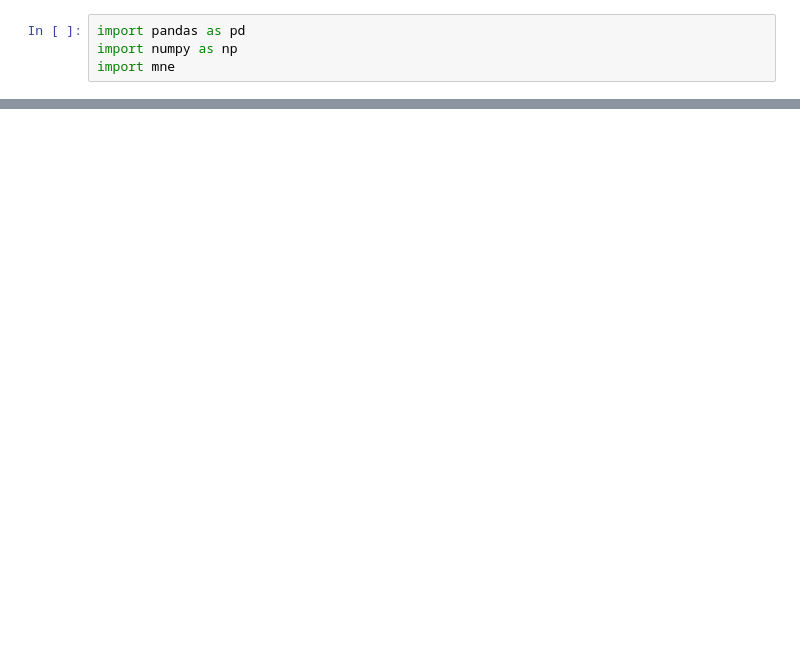
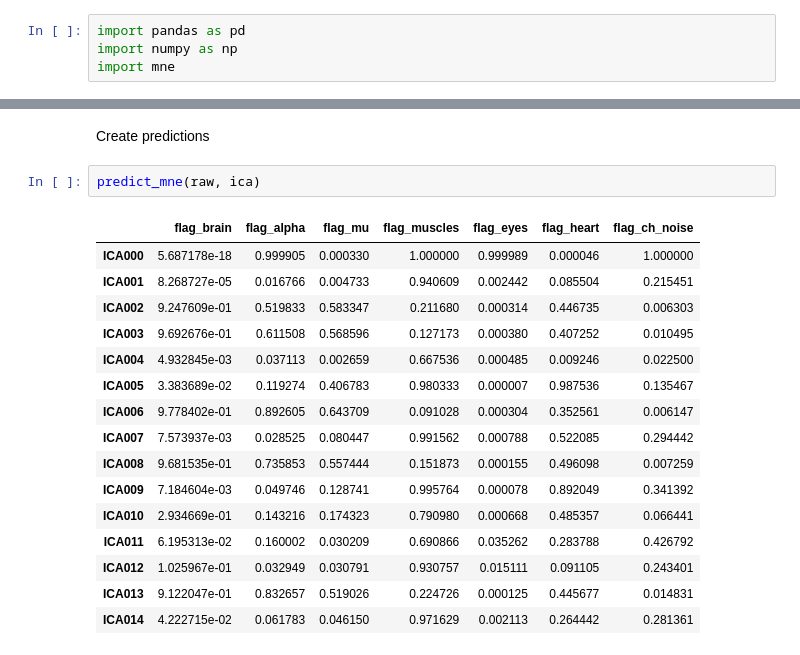
Before and after one commit to ledovsky/alice-eeg-ml, a Jupyter notebook: Using pipeline on new data.ipynb, the cells around one changed output, grey strips where cells are left out. Saved outputs shown, nothing was run; the diff lists cells and outputs as text; blank space fills up the shorter version.

```diff
--- a/Using pipeline on new data.ipynb
+++ b/Using pipeline on new data.ipynb
@@ -39,0 +43,21 @@ feature_df
+# %% [markdown]
+Create predictions
+# %%
+predict_mne(raw, ica)
+# %% [output]
+|  | flag_brain | flag_alpha | flag_mu | flag_muscles | flag_eyes | flag_heart | flag_ch_noise |
+| ICA000 | 5.687178e-18 | 0.999905 | 0.000330 | 1.000000 | 0.999989 | 0.000046 | 1.000000 |
+| ICA001 | 8.268727e-05 | 0.016766 | 0.004733 | 0.940609 | 0.002442 | 0.085504 | 0.215451 |
+| ICA002 | 9.247609e-01 | 0.519833 | 0.583347 | 0.211680 | 0.000314 | 0.446735 | 0.006303 |
+| ICA003 | 9.692676e-01 | 0.611508 | 0.568596 | 0.127173 | 0.000380 | 0.407252 | 0.010495 |
+| ICA004 | 4.932845e-03 | 0.037113 | 0.002659 | 0.667536 | 0.000485 | 0.009246 | 0.022500 |
+| ICA005 | 3.383689e-02 | 0.119274 | 0.406783 | 0.980333 | 0.000007 | 0.987536 | 0.135467 |
+| ICA006 | 9.778402e-01 | 0.892605 | 0.643709 | 0.091028 | 0.000304 | 0.352561 | 0.006147 |
+| ICA007 | 7.573937e-03 | 0.028525 | 0.080447 | 0.991562 | 0.000788 | 0.522085 | 0.294442 |
+| ICA008 | 9.681535e-01 | 0.735853 | 0.557444 | 0.151873 | 0.000155 | 0.496098 | 0.007259 |
+| ICA009 | 7.184604e-03 | 0.049746 | 0.128741 | 0.995764 | 0.000078 | 0.892049 | 0.341392 |
+| ICA010 | 2.934669e-01 | 0.143216 | 0.174323 | 0.790980 | 0.000668 | 0.485357 | 0.066441 |
+| ICA011 | 6.195313e-02 | 0.160002 | 0.030209 | 0.690866 | 0.035262 | 0.283788 | 0.426792 |
+| ICA012 | 1.025967e-01 | 0.032949 | 0.030791 | 0.930757 | 0.015111 | 0.091105 | 0.243401 |
+| ICA013 | 9.122047e-01 | 0.832657 | 0.519026 | 0.224726 | 0.000125 | 0.445677 | 0.014831 |
+| ICA014 | 4.222715e-02 | 0.061783 | 0.046150 | 0.971629 | 0.002113 | 0.264442 | 0.281361 |
```
Also changed, not shown: parts of 7 cells of this notebook, 12 other files.
